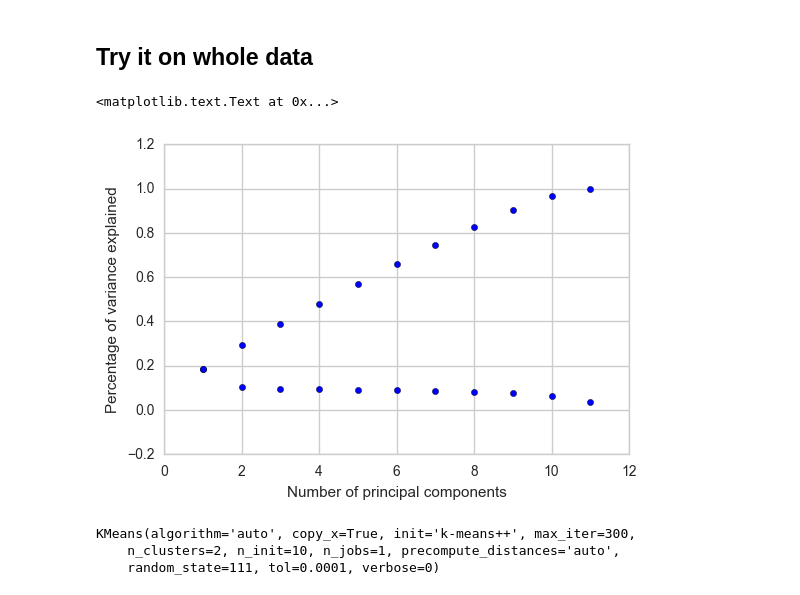
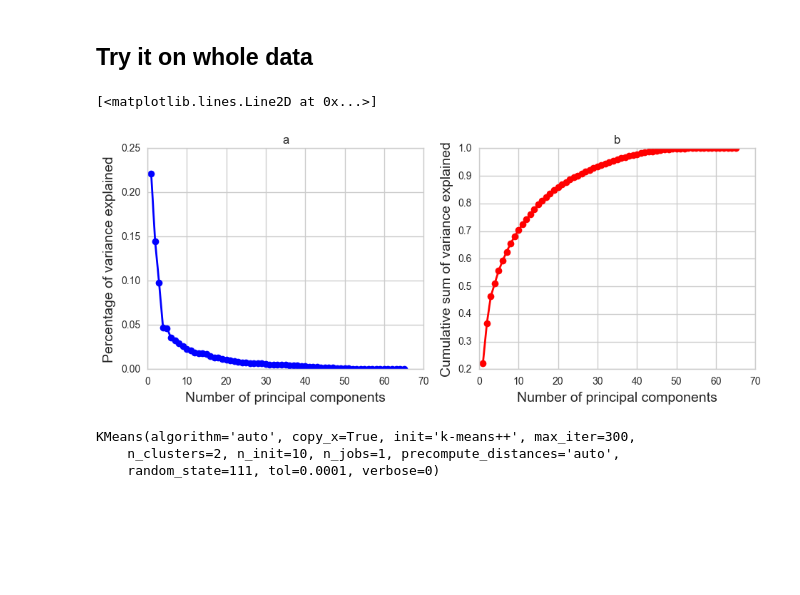
Before and after one commit to truzmeto/UnsupervisedLearning, a Jupyter notebook: k_meanes.ipynb, the cells around one changed output. Drawn from its saved outputs; the diff is of its cells as text; code cells hidden in the pictures; blank space fills up the shorter version.

```diff
--- a/k_meanes.ipynb
+++ b/k_meanes.ipynb
@@ -85,4 +76,4 @@ from sklearn.decomposition import PCA
 # %%
-pca = PCA(n_components=2)
-pca.fit(df_norm)
-pca2 = pca.transform(df_norm)
+#pca = PCA(n_components=3)
+#pca.fit(df_norm)
+#pca3 = pca.transform(df_norm)
@@ -97,7 +79,0 @@ array([ 2.05127715,  1.15775059,  1.05728496])
-# %%
-# let's plot it
-sns.set_style("whitegrid")
-plt.figure(figsize=(6,4))
-plt.scatter(pca2[:,0],pca2[:,1],c=df['income'],cmap='plasma')
-plt.xlabel('First principal component')
-plt.ylabel('Second Principal Component')
@@ -129,4 +91,0 @@ from mpl_toolkits.mplot3d import Axes3D
-# %%
-pca = PCA(n_components=3)
-pca.fit(df_norm)
-pca3 = pca.transform(df_norm)
@@ -161,6 +92,6 @@ avg / total       0.83      0.79      0.72     30162
 # %% [markdown]
 ## Try it on whole data
 # %%
-pca_all = PCA(n_components=11)
+pca_all = PCA(n_components=65)
 pca_all.fit(df_norm)
-pca_n = pca.transform(df_norm)
+pca_n = pca_all.transform(df_norm)
@@ -169,13 +98,20 @@ pca_n = np.exp(-pca_n)
-# %%
-y = pca_all.explained_variance_ratio_
-x = np.arange(len(y)) + 1
-plt.scatter(x,y)
-plt.scatter(x,np.cumsum(y))
-plt.xlabel('Number of principal components')
-plt.ylabel('Percentage of variance explained')
-# %% [output]
-<matplotlib.text.Text at 0x...>
-[figure, removed]
+# %%
+y = pca_all.explained_variance_ratio_
+x = np.arange(len(y)) + 1
+
+fig = plt.figure(figsize=(11,4))
+sub1 = plt.subplot(121, title = 'a')
+plt.xlabel('Number of principal components', fontsize = 14)
+plt.ylabel('Percentage of variance explained', fontsize = 14)
+plt.plot(x ,y, '-o',lw=2., color='blue')
+
+sub2 = plt.subplot(122, title = 'b')
+plt.xlabel('Number of principal components', fontsize = 14)
+plt.ylabel('Cumulative sum of variance explained', fontsize = 14)
+plt.plot(x ,np.cumsum(y), '-o',lw=2.0, color='red')
+# %% [output]
+[<matplotlib.lines.Line2D at 0x...>]
+[figure, added]
 # %%
 kmeans.fit(pca_n)
 # %% [output]
```
Also changed, not shown: parts of 28 cells of this notebook, 2 other files.
